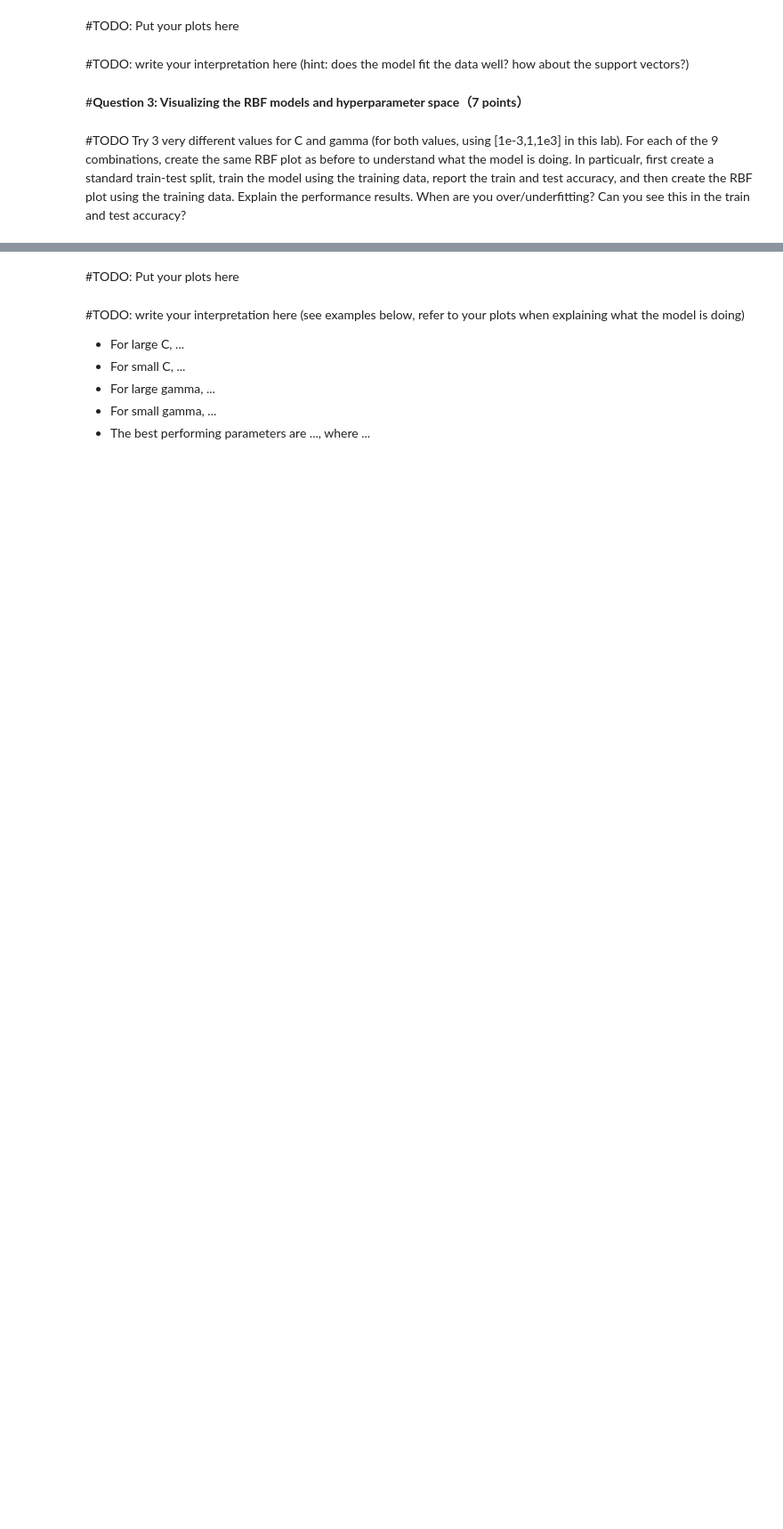
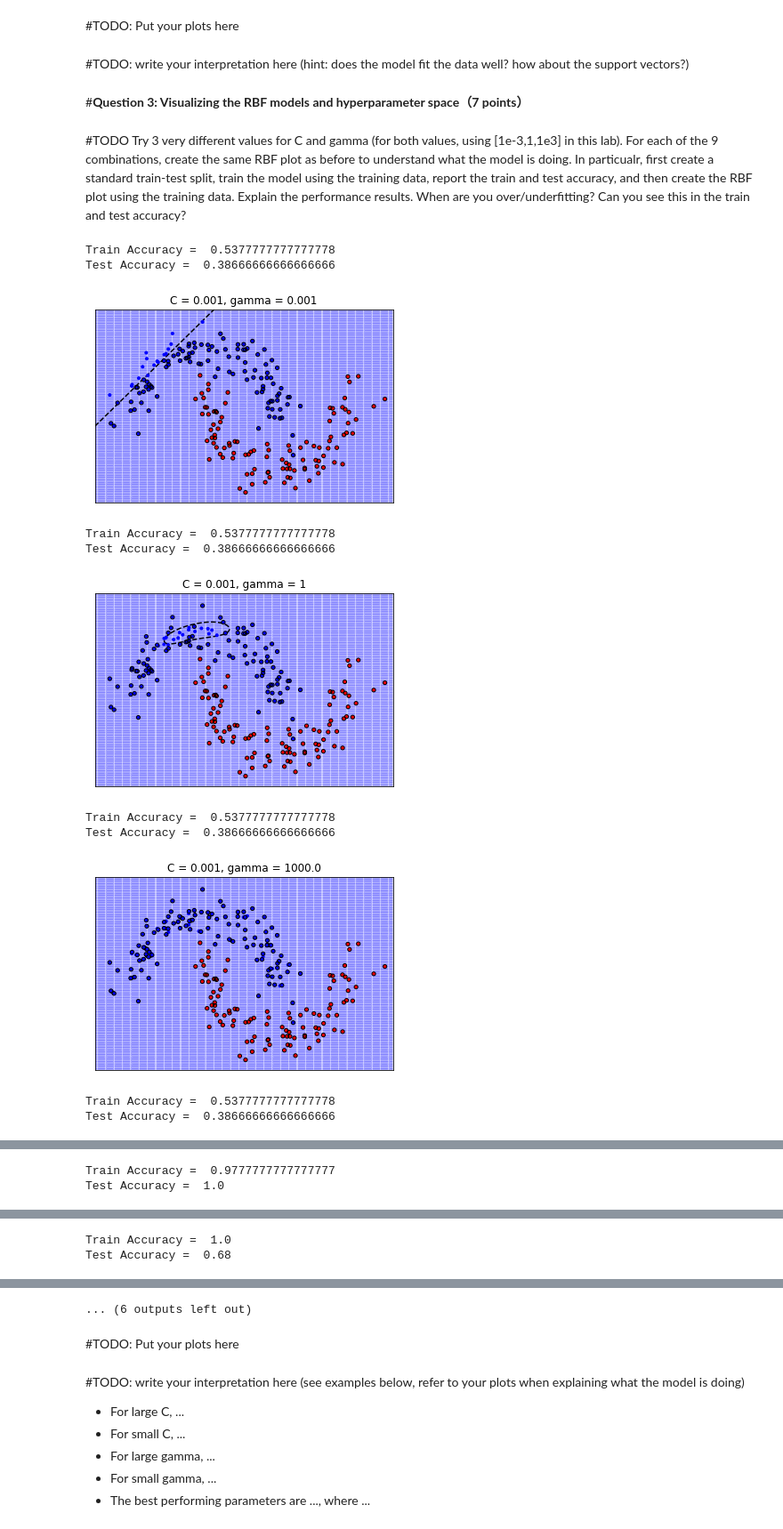
Before and after one commit to smritisrikanth/Machine-Learning, a Jupyter notebook: HW2/hw2_lab.ipynb, the cells around one changed output, grey strips where cells are left out. Shown: that part at 89% size. Drawn from its saved outputs; the diff is of its cells as text; code cells hidden in the pictures; blank space fills up the shorter version.

```diff
--- a/HW2/hw2_lab.ipynb
+++ b/HW2/hw2_lab.ipynb
@@ -169,0 +174,30 @@ Try 3 very different values for C and gamma (for both values, using [1e-3,1,1e3]
+# %%
+#TODO: write code here to meet abovementioned question requirements
+
+#Hints: you could use class sklearn.model_selection from sklearn.library for build a standard stratified train-test split
+import math
+from sklearn.model_selection import train_test_split
+
+values = [math.pow(10,-3), 1, math.pow(10,3)]
+
+for c in values:
+  for g in values:
+    X_train, X_test, y_train, y_test = train_test_split(X, y, test_size=0.25, random_state=0)
+    svm_rbf = SVC(kernel = 'rbf', C = c, gamma = g).fit(X_train, y_train)
+    y_pred_train = svm_rbf.predict(X_train)
+    y_pred_test = svm_rbf.predict(X_test)
+    print('Train Accuracy = ', np.count_nonzero(y_pred_train == y_train)/y_train.size)
+    print('Test Accuracy = ', np.count_nonzero(y_pred_test == y_test)/y_test.size)
+    plot_svm_kernel(X_train, y_train, 'C = ' + str(c) + ', gamma = ' + str(g), svm_rbf.support_vectors_, svm_rbf.decision_function)
+# %% [output]
+Train Accuracy =  0.5377777777777778
+Test Accuracy =  0.38666666666666666
+[figure, added]
+Train Accuracy =  0.5377777777777778
+Test Accuracy =  0.38666666666666666
+[figure, added]
+Train Accuracy =  0.5377777777777778
+Test Accuracy =  0.38666666666666666
+[figure, added]
+Train Accuracy =  0.5377777777777778
+Test Accuracy =  0.38666666666666666
@@ -169,0 +205,2 @@ Try 3 very different values for C and gamma (for both values, using [1e-3,1,1e3]
+Train Accuracy =  0.9777777777777777
+Test Accuracy =  1.0
@@ -169,0 +208,2 @@ Try 3 very different values for C and gamma (for both values, using [1e-3,1,1e3]
+Train Accuracy =  1.0
+Test Accuracy =  0.68
@@ -170,3 +211,4 @@ Try 3 very different values for C and gamma (for both values, using [1e-3,1,1e3]
+... (6 outputs left out)
 # %% [markdown]
 #TODO: Put your plots here
 # %% [markdown]
```
Also changed, not shown: parts of 5 cells of this notebook.
